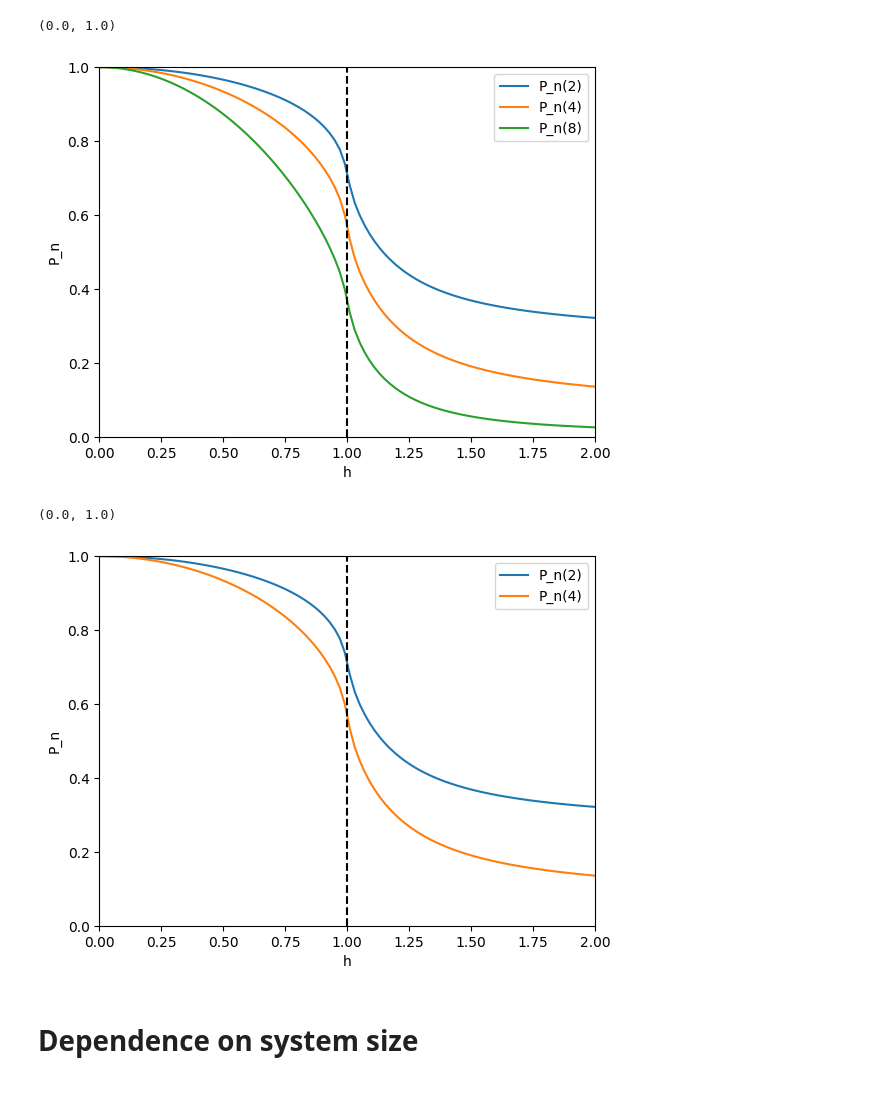
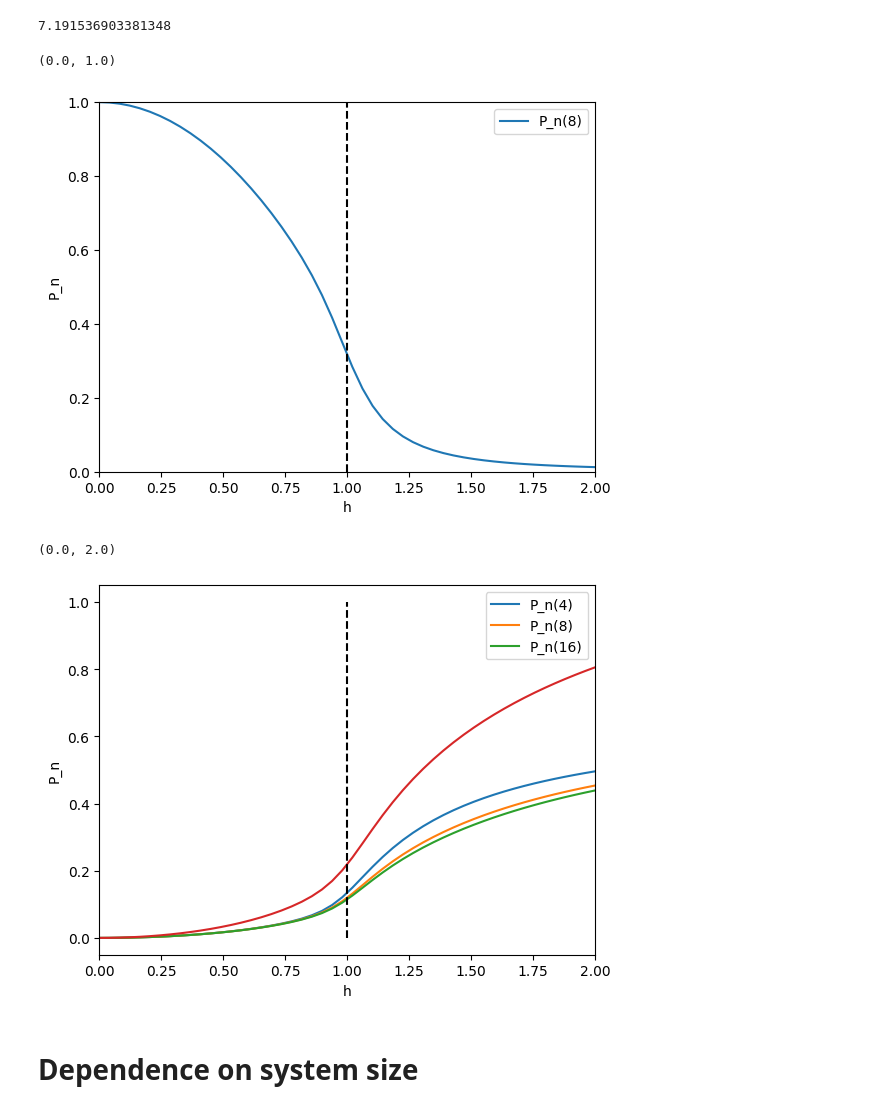
Before and after one commit to KristianMunnikhuis/subsystem_loschmidt_echo, a Jupyter notebook: scripts/mutual_info/exact_diag/Adiabatic Tests/adiabatic_tests.ipynb, the cells around one changed output. Drawn from its saved outputs; the diff is of its cells as text; code cells hidden in the pictures.

```diff
--- a/scripts/mutual_info/exact_diag/Adiabatic Tests/adiabatic_tests.ipynb
+++ b/scripts/mutual_info/exact_diag/Adiabatic Tests/adiabatic_tests.ipynb
@@ -12,21 +21,23 @@ import single_particle_sector as sps
 # %%
 #Initialize Test
 J = -1
-L = 150
-h_i = np.linspace(0,2,100)
+L = 20
+h_i = np.linspace(0,2,50)
 
-dat = []
+timer = time()
+dat1= []
 dat2= []
 dat3= []
 for h in h_i:
     H = sps.H_bdg(h,L,J)
     E,V = la.eigh(H)
     G = sps.G_tfim(V[:,:L])
-    dat.append(sps.P_n(2,G,L))
-    dat2.append(sps.P_n(4,G,L))
-    dat3.append(sps.P_n(8,G,L))
-plt.plot(h_i,dat, label = "P_n(2)")
-plt.plot(h_i,dat2, label = "P_n(4)")
+    dat1.append(sps.P_n(4,G,L))
+    dat2.append(sps.P_n(8,G,L))
+    dat3.append(sps.P_n(10,G,L))
+print(time()-timer)
+#plt.plot(h_i,dat, label = "P_n(2)")
+#plt.plot(h_i,dat2, label = "P_n(4)")
 plt.plot(h_i,dat3, label = "P_n(8)")
 plt.legend()
 plt.xlabel("h")
@@ -35,21 +46,38 @@ plt.vlines(1,0,1, color = "black", linestyle = "--")
 plt.xlim(h_i[0],h_i[-1])
 plt.ylim(0,1)
 # %% [output]
-(0.0, 1.0)
+7.191536903381348
+(0.0, 1.0)
-[figure, old version]
+[figure, new version]
 # %%
-plt.plot(h_i,dat, label = "P_n(2)")
-plt.plot(h_i,dat2, label = "P_n(4)")
-#plt.plot(h_i,dat3, label = "P_n(8)")
+H = sps.H_bdg(0,L,J)
+E, V= la.eigh(H)
+fid = []
+for h in h_i:
+    H = sps.H_bdg(h,L,J)
+    _,U = la.eigh(H)
+    fid.append(overlap(U,V)**2)
+dat1 =np.array(dat1)
+dat2= np.array(dat2)
+dat3= np.array(dat3)
+fid = np.array(fid)
+
+
+
+plt.plot(h_i,-1/4*np.log(dat1), label = "P_n(4)")
+plt.plot(h_i,-1/8*np.log(dat2), label = "P_n(8)")
+plt.plot(h_i,-1/10*np.log(dat3), label = "P_n(16)")
+plt.plot(h_i,-1/L*np.log(fid))
 plt.legend()
 plt.xlabel("h")
 plt.ylabel("P_n")
 plt.vlines(1,0,1, color = "black", linestyle = "--")
 plt.xlim(h_i[0],h_i[-1])
-plt.ylim(0,1)
+#plt.ylim(0,1)
+#plt.yscale("log")
 # %% [output]
-(0.0, 1.0)
+(0.0, 2.0)
-[figure, old version]
+[figure, new version]
 # %% [markdown]
 # Dependence on system size
 # %%
```
Also changed, not shown: parts of 5 cells of this notebook, 7 other files.
